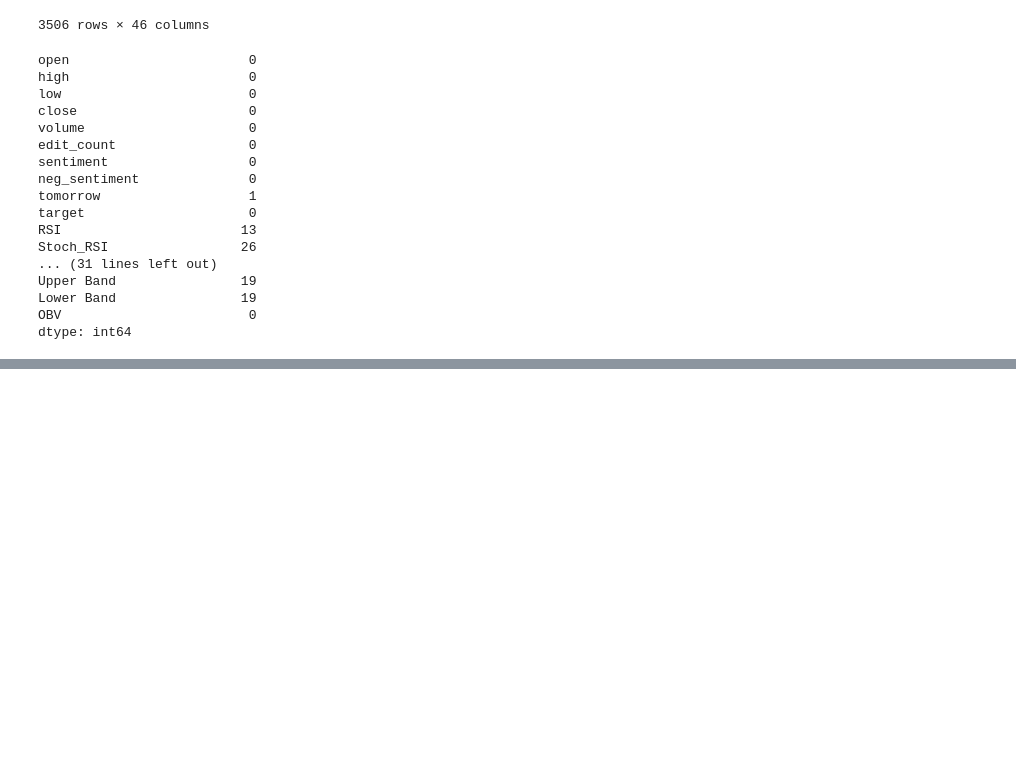
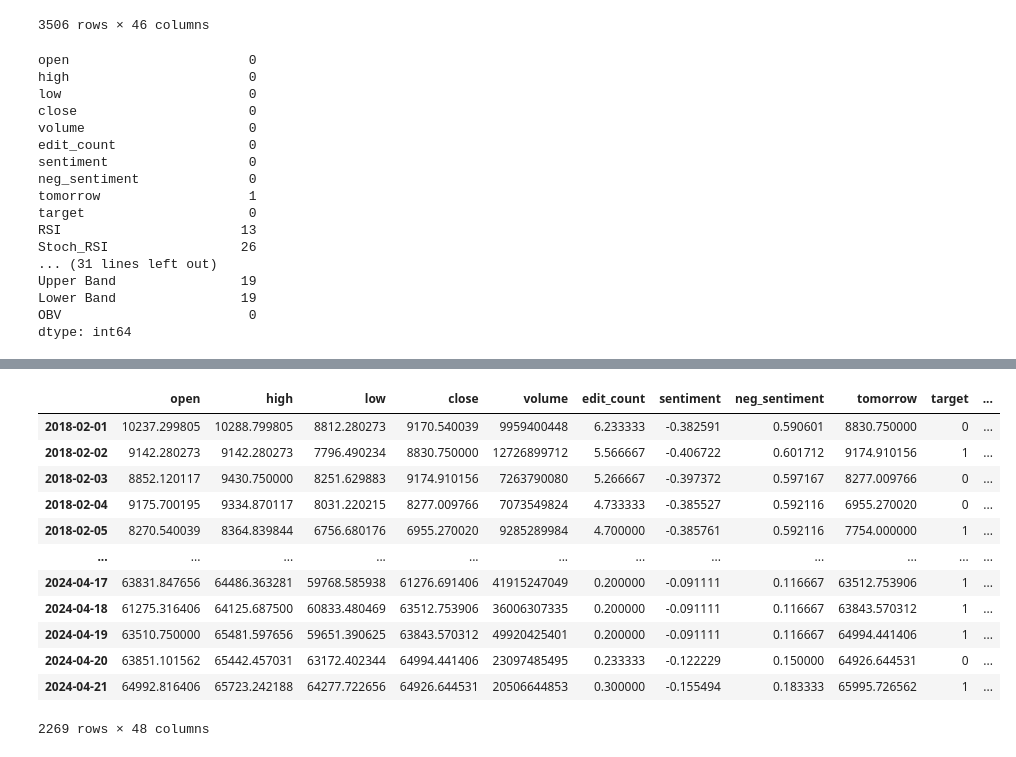
Before and after one commit to adeola21/Capstone-Crypto, a Jupyter notebook: notebooks/EDA_and _FeatureEngineering.ipynb, the cells around one changed output, grey strips where cells are left out. Drawn from its saved outputs; the diff is of its cells as text; code cells hidden in the pictures; blank space fills up the shorter version.

```diff
--- a/notebooks/EDA_and _FeatureEngineering.ipynb
+++ b/notebooks/EDA_and _FeatureEngineering.ipynb
@@ -520,0 +510,4 @@ plt.show()
+# %%
+# Read in free and greed index dataframe
+FGI = pd.read_csv("FearGreedIndex_bitcoin.csv", index_col=0, parse_dates=True)
+FGI
@@ -520,0 +529,2 @@ plt.show()
+# %%
+FGI = FGI.drop(columns=['time_until_update'])
@@ -520,0 +548,18 @@ plt.show()
+# %%
+btc_withFGI = btc.merge(FGI, left_index=True, right_index=True)
+# %%
+btc_withFGI
+# %% [output]
+|  | open | high | low | close | volume | edit_count | sentiment | neg_sentiment | tomorrow | target | ... |
+| 2018-02-01 | 10237.299805 | 10288.799805 | 8812.280273 | 9170.540039 | 9959400448 | 6.233333 | -0.382591 | 0.590601 | 8830.750000 | 0 | ... |
+| 2018-02-02 | 9142.280273 | 9142.280273 | 7796.490234 | 8830.750000 | 12726899712 | 5.566667 | -0.406722 | 0.601712 | 9174.910156 | 1 | ... |
+| 2018-02-03 | 8852.120117 | 9430.750000 | 8251.629883 | 9174.910156 | 7263790080 | 5.266667 | -0.397372 | 0.597167 | 8277.009766 | 0 | ... |
+| 2018-02-04 | 9175.700195 | 9334.870117 | 8031.220215 | 8277.009766 | 7073549824 | 4.733333 | -0.385527 | 0.592116 | 6955.270020 | 0 | ... |
+| 2018-02-05 | 8270.540039 | 8364.839844 | 6756.680176 | 6955.270020 | 9285289984 | 4.700000 | -0.385761 | 0.592116 | 7754.000000 | 1 | ... |
+| ... | ... | ... | ... | ... | ... | ... | ... | ... | ... | ... | ... |
+| 2024-04-17 | 63831.847656 | 64486.363281 | 59768.585938 | 61276.691406 | 41915247049 | 0.200000 | -0.091111 | 0.116667 | 63512.753906 | 1 | ... |
+| 2024-04-18 | 61275.316406 | 64125.687500 | 60833.480469 | 63512.753906 | 36006307335 | 0.200000 | -0.091111 | 0.116667 | 63843.570312 | 1 | ... |
+| 2024-04-19 | 63510.750000 | 65481.597656 | 59651.390625 | 63843.570312 | 49920425401 | 0.200000 | -0.091111 | 0.116667 | 64994.441406 | 1 | ... |
+| 2024-04-20 | 63851.101562 | 65442.457031 | 63172.402344 | 64994.441406 | 23097485495 | 0.233333 | -0.122229 | 0.150000 | 64926.644531 | 0 | ... |
+| 2024-04-21 | 64992.816406 | 65723.242188 | 64277.722656 | 64926.644531 | 20506644853 | 0.300000 | -0.155494 | 0.183333 | 65995.726562 | 1 | ... |
+2269 rows × 48 columns
```
Also changed, not shown: parts of 6 cells of this notebook, 2 other files.
